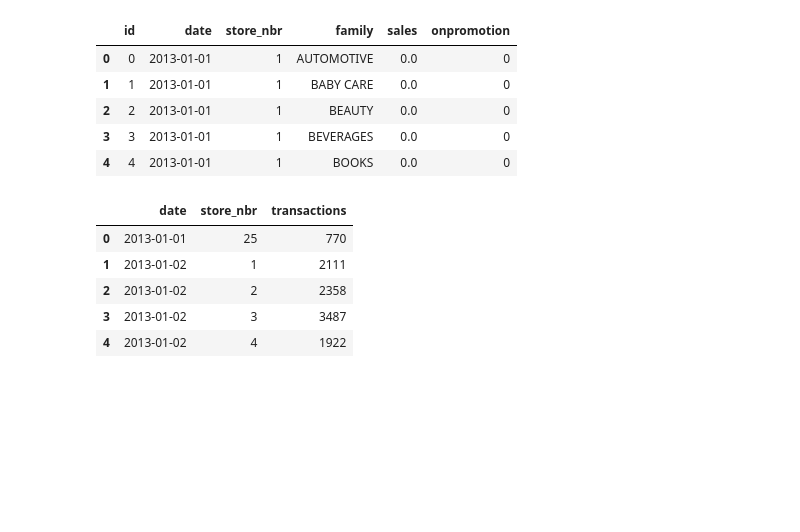
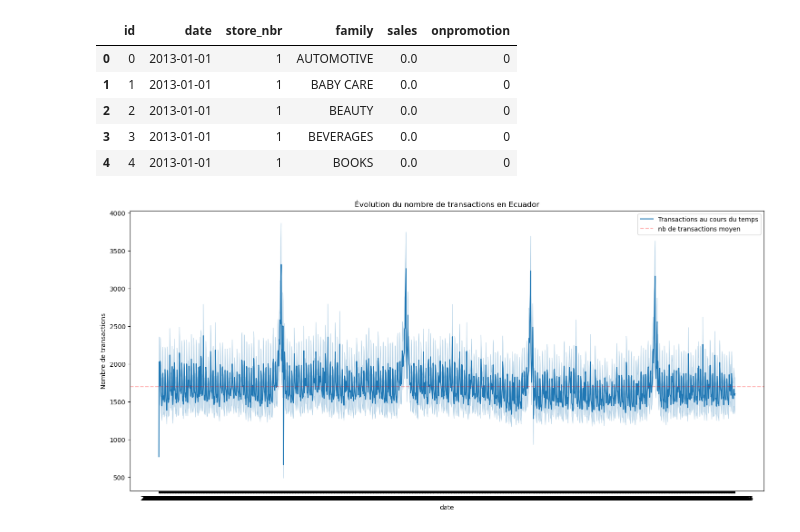
Before and after one commit to AugustinCablant/Learning-ML, a Jupyter notebook: Projects/Store Sales - Time Series Forecasting.ipynb, the cells around one changed output. Drawn from its saved outputs; the diff is of its cells as text; code cells hidden in the pictures; blank space fills up the shorter version.

```diff
--- a/Projects/Store Sales - Time Series Forecasting.ipynb
+++ b/Projects/Store Sales - Time Series Forecasting.ipynb
@@ -35,13 +42,17 @@ df_train.head()
 | 2 | 2 | 2013-01-01 | 1 | BEAUTY | 0.0 | 0 |
 | 3 | 3 | 2013-01-01 | 1 | BEVERAGES | 0.0 | 0 |
 | 4 | 4 | 2013-01-01 | 1 | BOOKS | 0.0 | 0 |
-# %%
-transaction = pd.read_csv('/Users/augustincablant/Desktop/kaggle/transactions.csv')
-transaction.head()
-# %% [output]
-|  | date | store_nbr | transactions |
-| 0 | 2013-01-01 | 25 | 770 |
-| 1 | 2013-01-02 | 1 | 2111 |
-| 2 | 2013-01-02 | 2 | 2358 |
-| 3 | 2013-01-02 | 3 | 3487 |
-| 4 | 2013-01-02 | 4 | 1922 |
+# %%
+transaction = pd.read_csv('/Users/augustincablant/Desktop/kaggle/transactions.csv')
+
+
+plt.figure(figsize=(18, 8))
+sns.lineplot(x= 'date', y= 'transactions', data=transaction, label='Transactions au cours du temps')
+plt.axhline(transaction['transactions'].mean(), color='red', linestyle='--', alpha=0.3,label='nb de transactions moyen')
+plt.xlabel('date')
+plt.ylabel('Nombre de transactions')
+plt.title('Évolution du nombre de transactions en Ecuador')
+plt.legend()
+plt.show()
+# %% [output]
+[figure, added]
```
Also changed, not shown: parts of 8 cells of this notebook, 1 other file.
